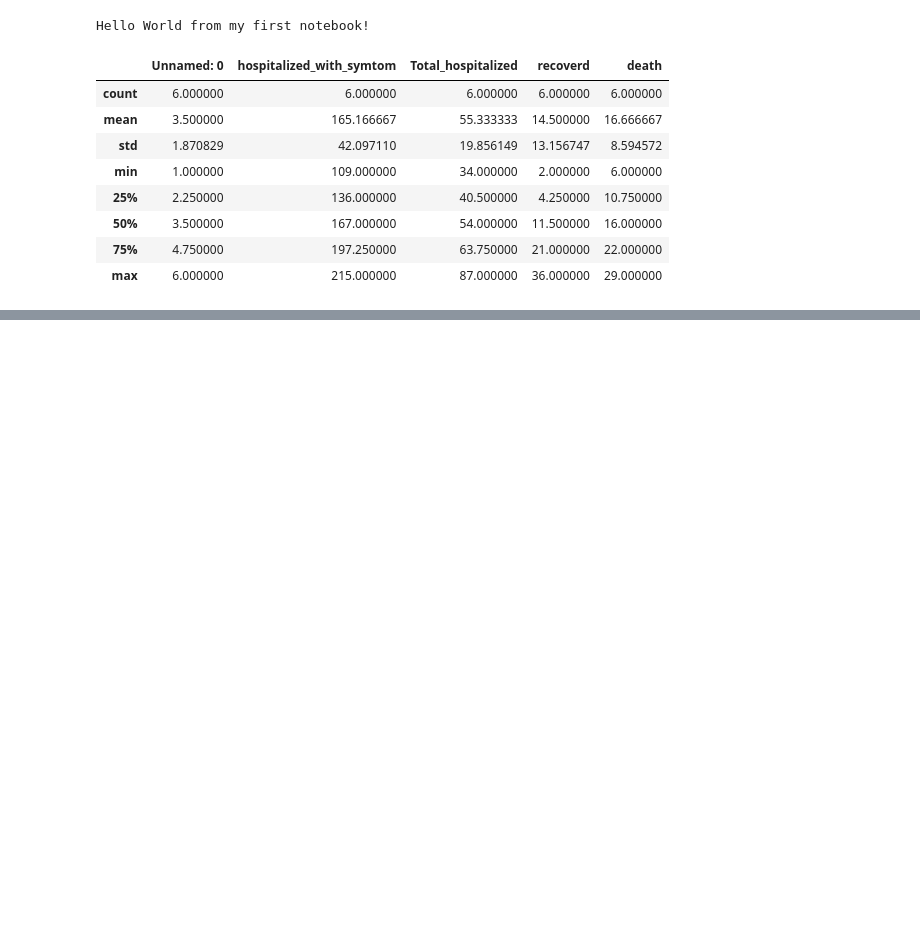
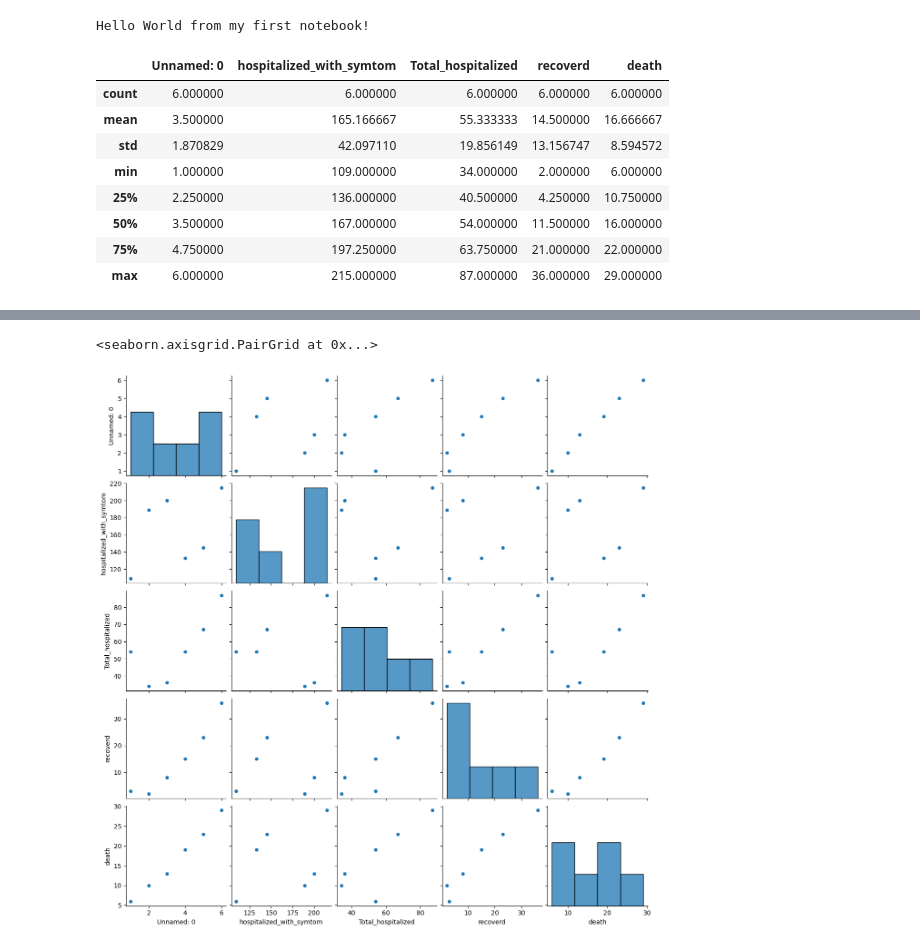
Before and after one commit to nagarneha/covid-19-data-analysis, a Jupyter notebook: data_science_project.ipynb, the cells around one changed output, grey strips where cells are left out. Drawn from its saved outputs; the diff is of its cells as text; code cells hidden in the pictures; blank space fills up the shorter version.

```diff
--- a/data_science_project.ipynb
+++ b/data_science_project.ipynb
@@ -61,0 +69,5 @@ dtype: int64
+# %%
+sns.pairplot(data)
+# %% [output]
+<seaborn.axisgrid.PairGrid at 0x...>
+[figure, added]
```
Also changed, not shown: parts of 4 cells of this notebook.
